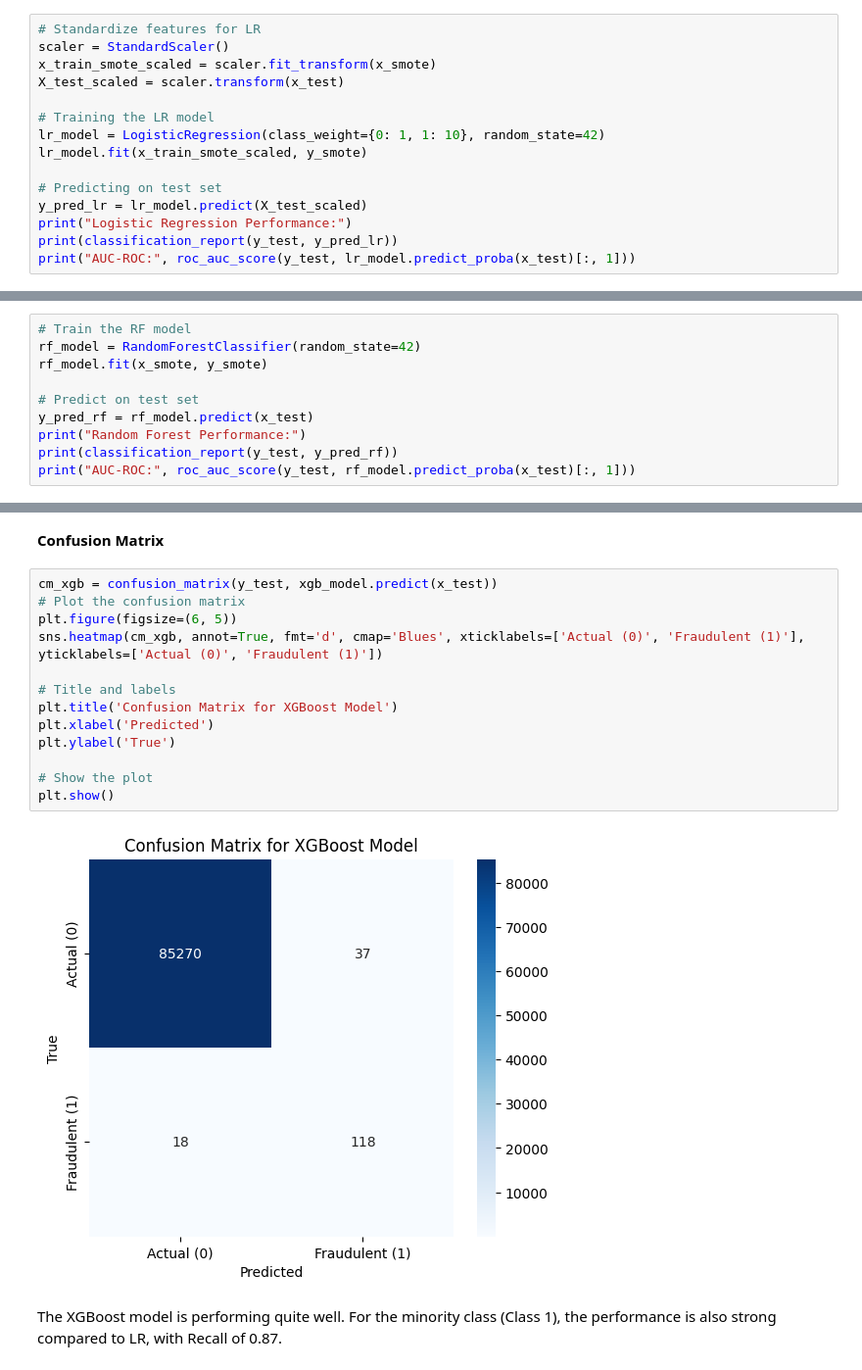
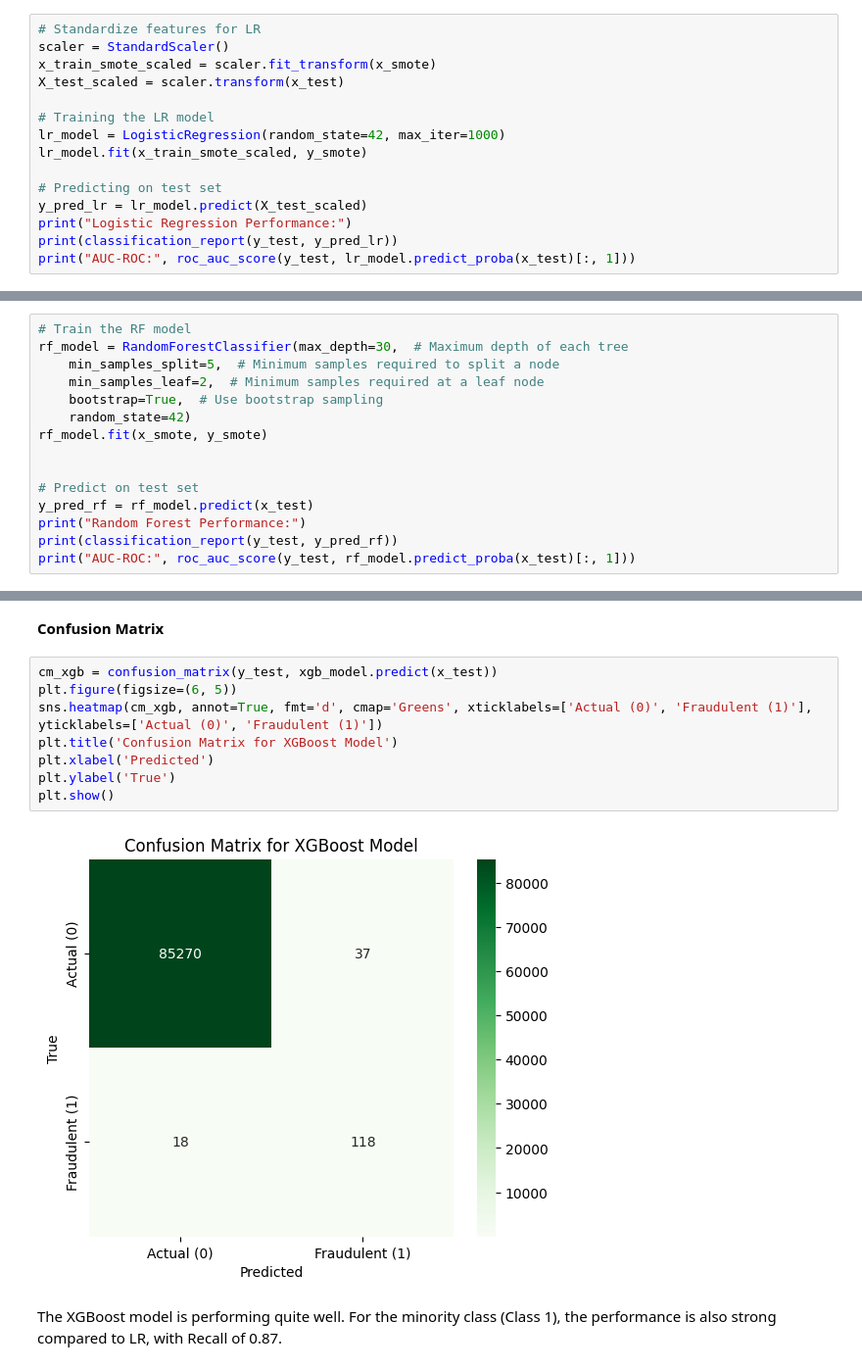
Before and after one commit to Shahanashirin-k/CREDIT_CARD-FRAUD_DETECTION, a Jupyter notebook: CCFD_v6.ipynb, the cells around one changed output, grey strips where cells are left out. Shown: that part at 98% size. Cells and saved outputs as stored; diff of their text form.

```diff
--- a/CCFD_v6.ipynb
+++ b/CCFD_v6.ipynb
@@ -443,7 +443,7 @@ x_train_smote_scaled = scaler.fit_transform(x_smote)
 X_test_scaled = scaler.transform(x_test)
 
 # Training the LR model
-lr_model = LogisticRegression(class_weight={0: 1, 1: 10}, random_state=42)
+lr_model = LogisticRegression(random_state=42, max_iter=1000)
 lr_model.fit(x_train_smote_scaled, y_smote)
 
 # Predicting on test set
@@ -481,8 +481,13 @@ plt.show()
 ### **RF**
 # %%
 # Train the RF model
-rf_model = RandomForestClassifier(random_state=42)
+rf_model = RandomForestClassifier(max_depth=30,  # Maximum depth of each tree
+    min_samples_split=5,  # Minimum samples required to split a node
+    min_samples_leaf=2,  # Minimum samples required at a leaf node
+    bootstrap=True,  # Use bootstrap sampling
+    random_state=42)
 rf_model.fit(x_smote, y_smote)
+
 
 # Predict on test set
 y_pred_rf = rf_model.predict(x_test)
@@ -543,19 +548,14 @@ AUC-ROC: 0.9904204985591831
 **Confusion Matrix**
 # %%
 cm_xgb = confusion_matrix(y_test, xgb_model.predict(x_test))
-# Plot the confusion matrix
 plt.figure(figsize=(6, 5))
-sns.heatmap(cm_xgb, annot=True, fmt='d', cmap='Blues', xticklabels=['Actual (0)', 'Fraudulent (1)'], yticklabels=['Actual (0)', 'Fraudulent (1)'])
-
-# Title and labels
+sns.heatmap(cm_xgb, annot=True, fmt='d', cmap='Greens', xticklabels=['Actual (0)', 'Fraudulent (1)'], yticklabels=['Actual (0)', 'Fraudulent (1)'])
 plt.title('Confusion Matrix for XGBoost Model')
 plt.xlabel('Predicted')
 plt.ylabel('True')
-
-# Show the plot
 plt.show()
 # %% [output]
-[figure, old version]
+[figure, new version]
 # %% [markdown]
 The XGBoost model is performing quite well.
 For the minority class (Class 1), the performance is also strong compared to LR, with Recall of 0.87.
```
Also changed, not shown: parts of 29 cells of this notebook.
